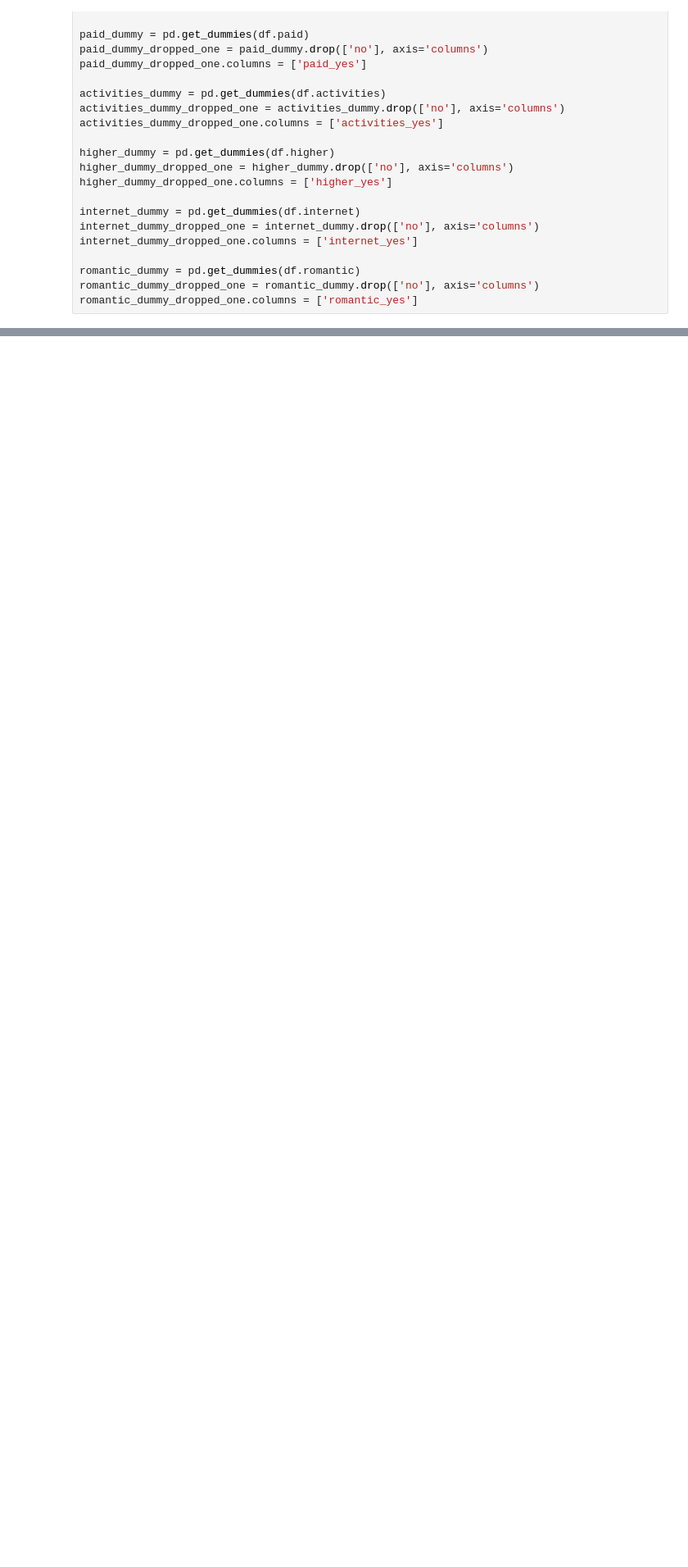
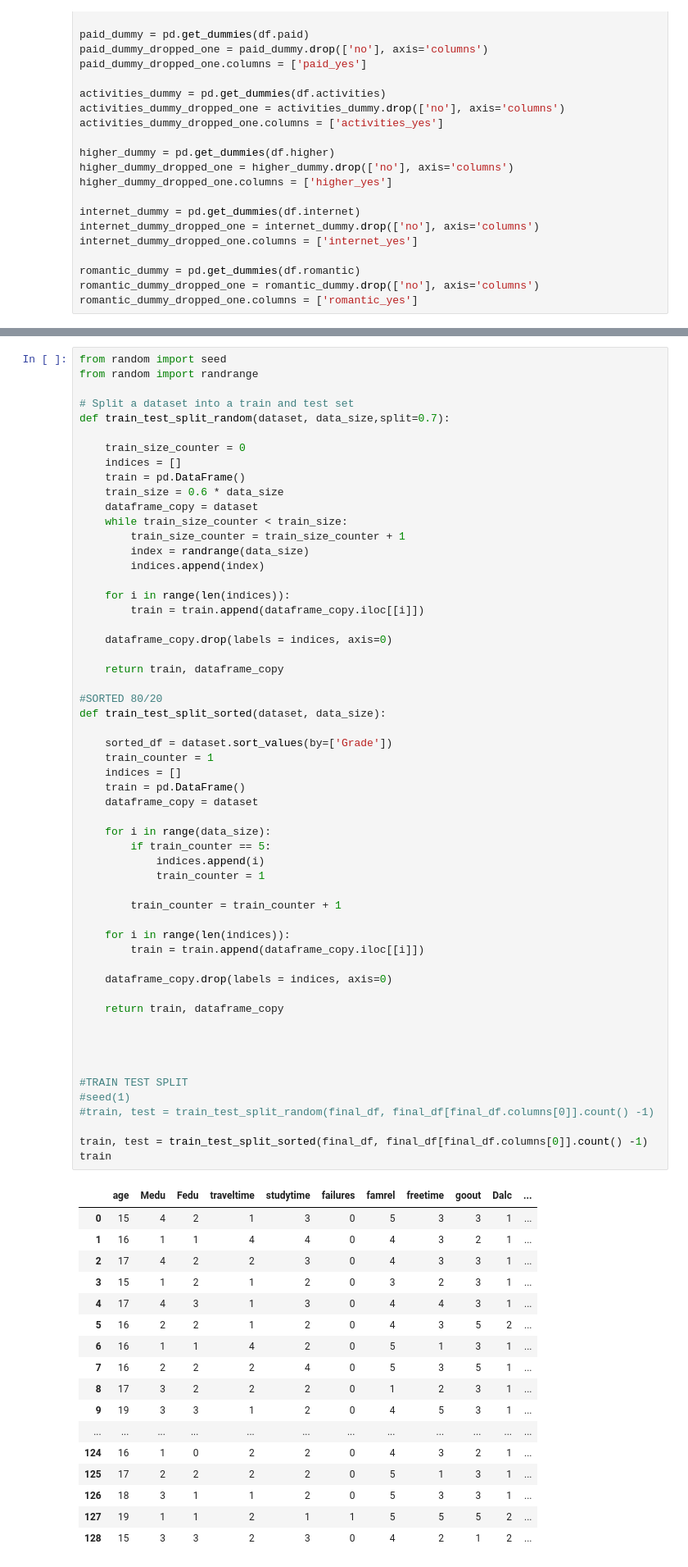
Before and after one commit to MatijaAleksic/MU-T3-21, a Jupyter notebook: VisestrukaLinearnaRegresija/VisestrukaLinearnaRegresija.ipynb, the cells around one changed output, grey strips where cells are left out. Shown at 82% size. Saved outputs shown, nothing was run; the diff lists cells and outputs as text; blank space fills up the shorter version.

Commit message:
uradjeno splitovanje date na train i test i napravljena funkcija izbacivanja outliera

```diff
--- a/VisestrukaLinearnaRegresija/VisestrukaLinearnaRegresija.ipynb
+++ b/VisestrukaLinearnaRegresija/VisestrukaLinearnaRegresija.ipynb
@@ -167,0 +175,74 @@ Text(0, 0.5, 'b')
+# %%
+from random import seed
+from random import randrange
+
+# Split a dataset into a train and test set
+def train_test_split_random(dataset, data_size,split=0.7):
+
+    train_size_counter = 0
+    indices = []
+    train = pd.DataFrame()
+    train_size = 0.6 * data_size
+    dataframe_copy = dataset
+    while train_size_counter < train_size:
+        train_size_counter = train_size_counter + 1
+        index = randrange(data_size)
+        indices.append(index)
+
+    for i in range(len(indices)):
+        train = train.append(dataframe_copy.iloc[[i]])
+
+    dataframe_copy.drop(labels = indices, axis=0)
+
+    return train, dataframe_copy
+
+#SORTED 80/20
+def train_test_split_sorted(dataset, data_size):
+
+    sorted_df = dataset.sort_values(by=['Grade'])
+    train_counter = 1
+    indices = []
+    train = pd.DataFrame()
+    dataframe_copy = dataset
+
+    for i in range(data_size):
+        if train_counter == 5:
+            indices.append(i)
+            train_counter = 1
+
+        train_counter = train_counter + 1
+
+    for i in range(len(indices)):
+        train = train.append(dataframe_copy.iloc[[i]])
+
+    dataframe_copy.drop(labels = indices, axis=0)
+
+    return train, dataframe_copy
+
+
+
+
+#TRAIN TEST SPLIT
+#seed(1)
+#train, test = train_test_split_random(final_df, final_df[final_df.columns[0]].count() -1)
+
+train, test = train_test_split_sorted(final_df, final_df[final_df.columns[0]].count() -1)
+train
+# %% [output]
+|  | age | Medu | Fedu | traveltime | studytime | failures | famrel | freetime | goout | Dalc | ... |
+| 0 | 15 | 4 | 2 | 1 | 3 | 0 | 5 | 3 | 3 | 1 | ... |
+| 1 | 16 | 1 | 1 | 4 | 4 | 0 | 4 | 3 | 2 | 1 | ... |
+| 2 | 17 | 4 | 2 | 2 | 3 | 0 | 4 | 3 | 3 | 1 | ... |
+| 3 | 15 | 1 | 2 | 1 | 2 | 0 | 3 | 2 | 3 | 1 | ... |
+| 4 | 17 | 4 | 3 | 1 | 3 | 0 | 4 | 4 | 3 | 1 | ... |
+| 5 | 16 | 2 | 2 | 1 | 2 | 0 | 4 | 3 | 5 | 2 | ... |
+| 6 | 16 | 1 | 1 | 4 | 2 | 0 | 5 | 1 | 3 | 1 | ... |
+| 7 | 16 | 2 | 2 | 2 | 4 | 0 | 5 | 3 | 5 | 1 | ... |
+| 8 | 17 | 3 | 2 | 2 | 2 | 0 | 1 | 2 | 3 | 1 | ... |
+| 9 | 19 | 3 | 3 | 1 | 2 | 0 | 4 | 5 | 3 | 1 | ... |
+| ... | ... | ... | ... | ... | ... | ... | ... | ... | ... | ... | ... |
+| 124 | 16 | 1 | 0 | 2 | 2 | 0 | 4 | 3 | 2 | 1 | ... |
+| 125 | 17 | 2 | 2 | 2 | 2 | 0 | 5 | 1 | 3 | 1 | ... |
+| 126 | 18 | 3 | 1 | 1 | 2 | 0 | 5 | 3 | 3 | 1 | ... |
+| 127 | 19 | 1 | 1 | 2 | 1 | 1 | 5 | 5 | 5 | 2 | ... |
+| 128 | 15 | 3 | 3 | 2 | 3 | 0 | 4 | 2 | 1 | 2 | ... |
```
Also changed, not shown: parts of 5 cells of this notebook.
